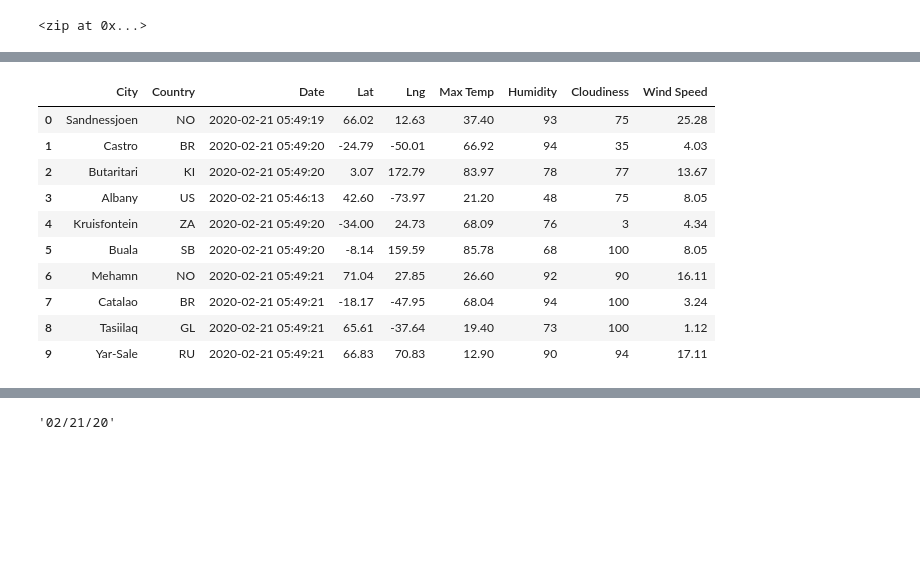
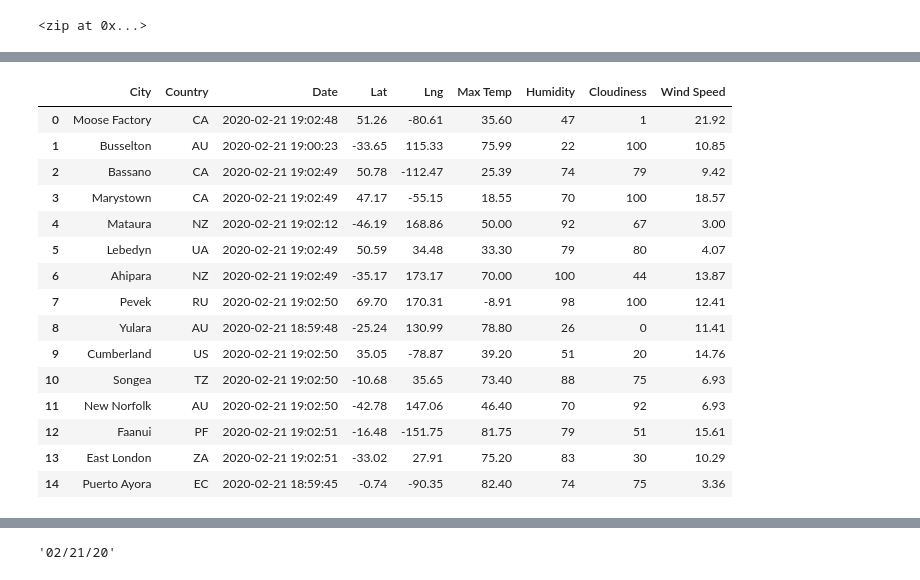
Before and after one commit to estherhk/World_Weather_Analysis, a Jupyter notebook: WeatherPy.ipynb, the cells around one changed output, grey strips where cells are left out. Cells and saved outputs as stored; diff of their text form; code cells hidden in the pictures; blank space fills up the shorter version.

```diff
--- a/WeatherPy.ipynb
+++ b/WeatherPy.ipynb
@@ -143,20 +143,25 @@ city_data_df.head(10)
 # %%
 new_column_order= ["City", "Country", "Date", "Lat", "Lng", "Max Temp", "Humidity", "Cloudiness", "Wind Speed"]
 
 city_data_df=city_data_df[new_column_order]
-city_data_df.head(10)
+city_data_df.head(15)
 # %% [output]
 |  | City | Country | Date | Lat | Lng | Max Temp | Humidity | Cloudiness | Wind Speed |
-| 0 | Sandnessjoen | NO | 2020-02-21 05:49:19 | 66.02 | 12.63 | 37.40 | 93 | 75 | 25.28 |
-| 1 | Castro | BR | 2020-02-21 05:49:20 | -24.79 | -50.01 | 66.92 | 94 | 35 | 4.03 |
-| 2 | Butaritari | KI | 2020-02-21 05:49:20 | 3.07 | 172.79 | 83.97 | 78 | 77 | 13.67 |
-| 3 | Albany | US | 2020-02-21 05:46:13 | 42.60 | -73.97 | 21.20 | 48 | 75 | 8.05 |
-| 4 | Kruisfontein | ZA | 2020-02-21 05:49:20 | -34.00 | 24.73 | 68.09 | 76 | 3 | 4.34 |
-| 5 | Buala | SB | 2020-02-21 05:49:20 | -8.14 | 159.59 | 85.78 | 68 | 100 | 8.05 |
-| 6 | Mehamn | NO | 2020-02-21 05:49:21 | 71.04 | 27.85 | 26.60 | 92 | 90 | 16.11 |
-| 7 | Catalao | BR | 2020-02-21 05:49:21 | -18.17 | -47.95 | 68.04 | 94 | 100 | 3.24 |
-| 8 | Tasiilaq | GL | 2020-02-21 05:49:21 | 65.61 | -37.64 | 19.40 | 73 | 100 | 1.12 |
-| 9 | Yar-Sale | RU | 2020-02-21 05:49:21 | 66.83 | 70.83 | 12.90 | 90 | 94 | 17.11 |
+| 0 | Moose Factory | CA | 2020-02-21 19:02:48 | 51.26 | -80.61 | 35.60 | 47 | 1 | 21.92 |
+| 1 | Busselton | AU | 2020-02-21 19:00:23 | -33.65 | 115.33 | 75.99 | 22 | 100 | 10.85 |
+| 2 | Bassano | CA | 2020-02-21 19:02:49 | 50.78 | -112.47 | 25.39 | 74 | 79 | 9.42 |
+| 3 | Marystown | CA | 2020-02-21 19:02:49 | 47.17 | -55.15 | 18.55 | 70 | 100 | 18.57 |
+| 4 | Mataura | NZ | 2020-02-21 19:02:12 | -46.19 | 168.86 | 50.00 | 92 | 67 | 3.00 |
+| 5 | Lebedyn | UA | 2020-02-21 19:02:49 | 50.59 | 34.48 | 33.30 | 79 | 80 | 4.07 |
+| 6 | Ahipara | NZ | 2020-02-21 19:02:49 | -35.17 | 173.17 | 70.00 | 100 | 44 | 13.87 |
+| 7 | Pevek | RU | 2020-02-21 19:02:50 | 69.70 | 170.31 | -8.91 | 98 | 100 | 12.41 |
+| 8 | Yulara | AU | 2020-02-21 18:59:48 | -25.24 | 130.99 | 78.80 | 26 | 0 | 11.41 |
+| 9 | Cumberland | US | 2020-02-21 19:02:50 | 35.05 | -78.87 | 39.20 | 51 | 20 | 14.76 |
+| 10 | Songea | TZ | 2020-02-21 19:02:50 | -10.68 | 35.65 | 73.40 | 88 | 75 | 6.93 |
+| 11 | New Norfolk | AU | 2020-02-21 19:02:50 | -42.78 | 147.06 | 46.40 | 70 | 92 | 6.93 |
+| 12 | Faanui | PF | 2020-02-21 19:02:51 | -16.48 | -151.75 | 81.75 | 79 | 51 | 15.61 |
+| 13 | East London | ZA | 2020-02-21 19:02:51 | -33.02 | 27.91 | 75.20 | 83 | 30 | 10.29 |
+| 14 | Puerto Ayora | EC | 2020-02-21 18:59:45 | -0.74 | -90.35 | 82.40 | 74 | 75 | 3.36 |
 # %%
 # Create the output file (CSV).
 output_data_file = "weather_data/cities.csv"
```
Also changed, not shown: parts of 24 cells of this notebook, 6 other files.
